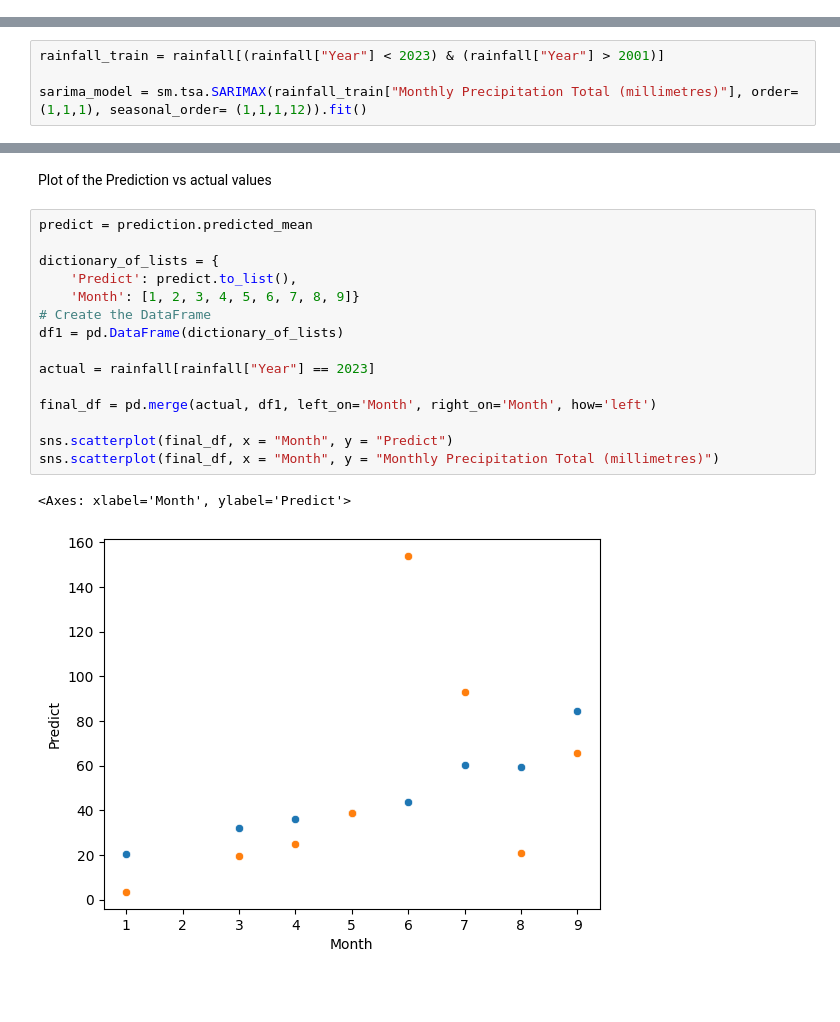
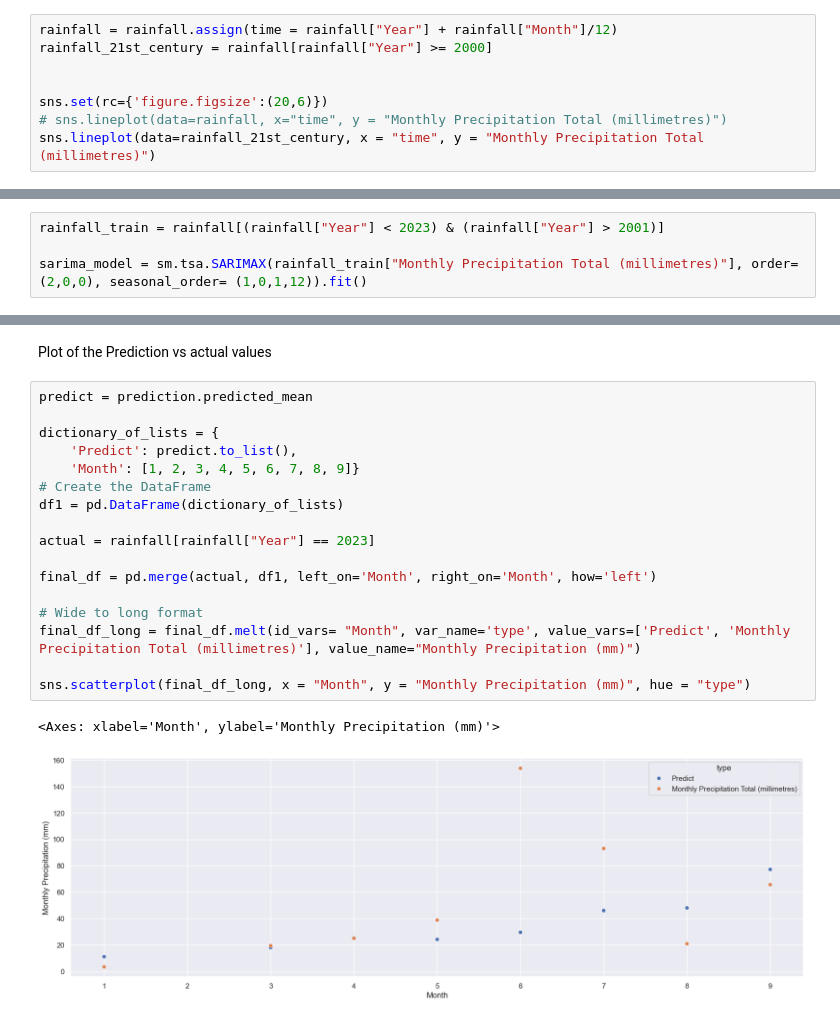
Before and after one commit to JordanBrown98/Gingin-WA-Rainfall-Analysis, a Jupyter notebook: Gingin_Analysis.ipynb, the cells around one changed output, grey strips where cells are left out. Cells and saved outputs as stored; diff of their text form; blank space fills up the shorter version.

```diff
--- a/Gingin_Analysis.ipynb
+++ b/Gingin_Analysis.ipynb
@@ -17,0 +19,8 @@ Now that we have loaded the rainfall data, let's now explore the trends observed
+# %%
+rainfall = rainfall.assign(time = rainfall["Year"] + rainfall["Month"]/12)
+rainfall_21st_century = rainfall[rainfall["Year"] >= 2000]
+
+
+sns.set(rc={'figure.figsize':(20,6)})
+# sns.lineplot(data=rainfall, x="time", y = "Monthly Precipitation Total (millimetres)")
+sns.lineplot(data=rainfall_21st_century, x = "time", y = "Monthly Precipitation Total (millimetres)")
@@ -37,7 +51,7 @@ There is a clear downwards trend here, which means that treating the data as sta
 # %%
 rainfall_train = rainfall[(rainfall["Year"] < 2023) & (rainfall["Year"] > 2001)]
 
-sarima_model = sm.tsa.SARIMAX(rainfall_train["Monthly Precipitation Total (millimetres)"], order= (1,1,1), seasonal_order= (1,1,1,12)).fit()
+sarima_model = sm.tsa.SARIMAX(rainfall_train["Monthly Precipitation Total (millimetres)"], order= (2,0,0), seasonal_order= (1,0,1,12)).fit()
 # %%
 print(sarima_model.summary())
 
@@ -65,18 +79,20 @@ Plot of the Prediction vs actual values
 # %%
 predict = prediction.predicted_mean
 
 dictionary_of_lists = {
     'Predict': predict.to_list(),
     'Month': [1, 2, 3, 4, 5, 6, 7, 8, 9]}
 # Create the DataFrame
 df1 = pd.DataFrame(dictionary_of_lists)
 
 actual = rainfall[rainfall["Year"] == 2023]
 
 final_df = pd.merge(actual, df1, left_on='Month', right_on='Month', how='left')
 
-sns.scatterplot(final_df, x = "Month", y = "Predict")
-sns.scatterplot(final_df, x = "Month", y = "Monthly Precipitation Total (millimetres)")
+# Wide to long format
+final_df_long = final_df.melt(id_vars= "Month", var_name='type', value_vars=['Predict', 'Monthly Precipitation Total (millimetres)'], value_name="Monthly Precipitation (mm)")
+
+sns.scatterplot(final_df_long, x = "Month", y = "Monthly Precipitation (mm)", hue = "type")
 # %% [output]
-<Axes: xlabel='Month', ylabel='Predict'>
+<Axes: xlabel='Month', ylabel='Monthly Precipitation (mm)'>
-[figure, old version]
+[figure, new version]
```
Also changed, not shown: parts of 20 cells of this notebook.
